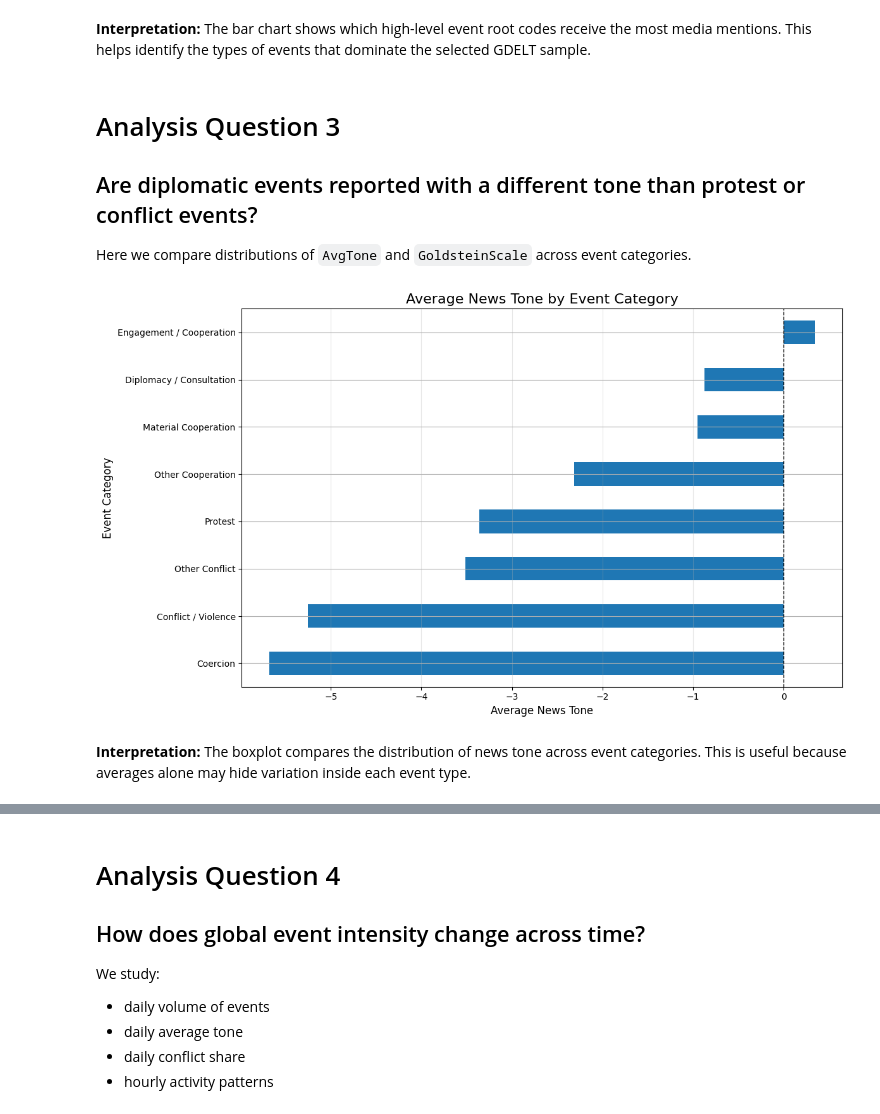
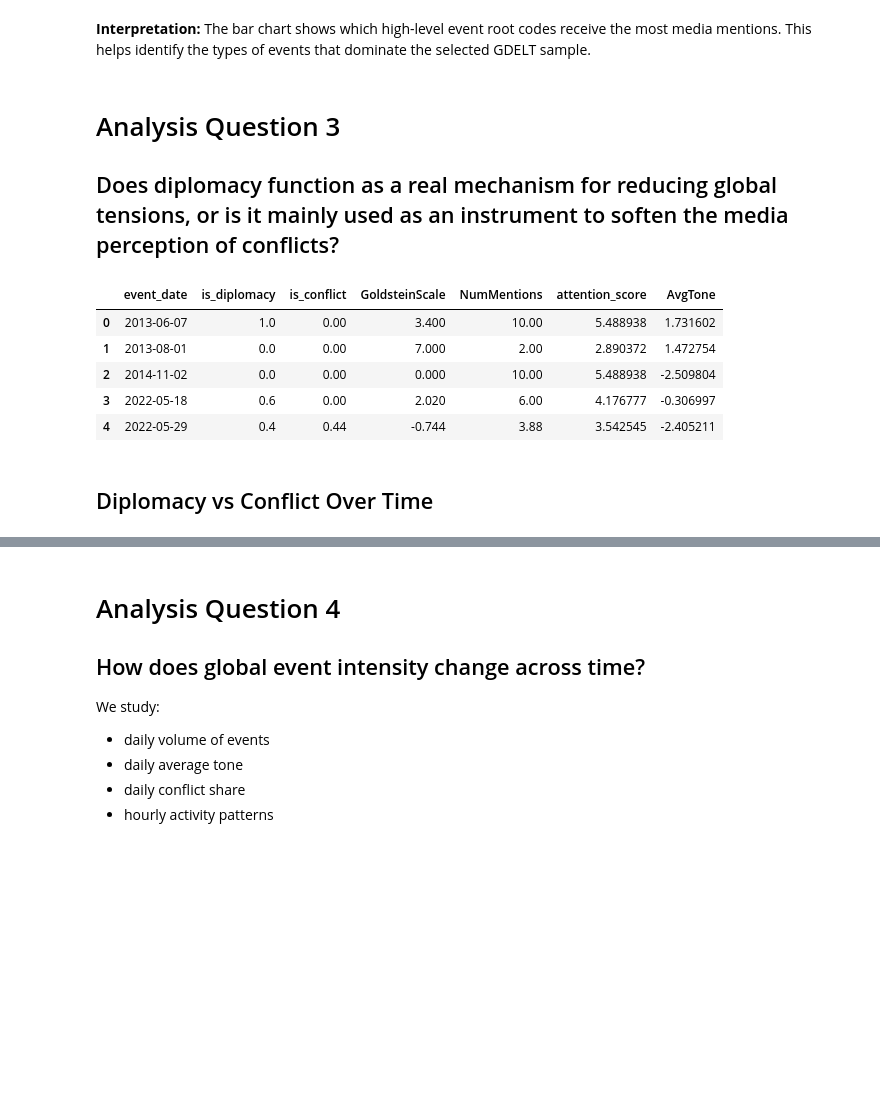
Before and after one commit to Beltinaa/world_mood_map_notebook, a Jupyter notebook: world_mood_map_notebook.ipynb, the cells around one changed output, grey strips where cells are left out. Cells and saved outputs as stored; diff of their text form; code cells hidden in the pictures; blank space fills up the shorter version.

```diff
--- a/world_mood_map_notebook.ipynb
+++ b/world_mood_map_notebook.ipynb
@@ -814,48 +814,43 @@ root_stats
 # %% [markdown]
 # Analysis Question 3
 
-## Are diplomatic events reported with a different tone than protest or conflict events?
-
-Here we compare distributions of `AvgTone` and `GoldsteinScale` across event categories.
+## Does diplomacy function as a real mechanism for reducing global tensions, or is it mainly used as an instrument to soften the media perception of conflicts?
 # %%
 # ============================================================
-# Cell 17: Average News Tone by Event Category
+# Prepare Data for Analysis
 # ============================================================
-
-# Keep only categories with enough observations
-major_categories = (
-    category_stats[category_stats["events"] >= 50]["event_category"]
-    .tolist()
+import pandas as pd
+import matplotlib.pyplot as plt
+import seaborn as sns
+df = pd.read_csv("./gdelt_outputs/cleaned_gdelt_events_sample.csv"
 )
 
-df_major = df[df["event_category"].isin(major_categories)].copy()
+df.head()
 
-# Calculate average tone by category
-tone_by_category = (
-    df_major
-    .groupby("event_category")["AvgTone"]
-    .mean()
-    .sort_values()
+df['event_date'] = pd.to_datetime(
+    df['event_date']
 )
 
-# Plot horizontal bar chart
-plt.figure(figsize=(12, 7))
+daily_analysis = df.groupby(
+    'event_date'
+).agg({
+    'is_diplomacy': 'mean',
+    'is_conflict': 'mean',
+    'GoldsteinScale': 'mean',
+    'NumMentions': 'mean',
+    'attention_score': 'mean',
+    'AvgTone': 'mean'
+}).reset_index()
 
-tone_by_category.plot(kind="barh")
-
-# Add zero line to separate negative and positive tone
-plt.axvline(0, color="black", linestyle="--", linewidth=1)
-
-plt.title("Average News Tone by Event Category", fontsize=16)
-plt.xlabel("Average News Tone", fontsize=12)
-plt.ylabel("Event Category", fontsize=12)
-plt.grid(axis="x", alpha=0.3)
-
-plt.tight_layout()
-plt.show()
+daily_analysis.head()
 # %% [output]
-[figure, removed]
+|  | event_date | is_diplomacy | is_conflict | GoldsteinScale | NumMentions | attention_score | AvgTone |
+| 0 | 2013-06-07 | 1.0 | 0.00 | 3.400 | 10.00 | 5.488938 | 1.731602 |
+| 1 | 2013-08-01 | 0.0 | 0.00 | 7.000 | 2.00 | 2.890372 | 1.472754 |
+| 2 | 2014-11-02 | 0.0 | 0.00 | 0.000 | 10.00 | 5.488938 | -2.509804 |
+| 3 | 2022-05-18 | 0.6 | 0.00 | 2.020 | 6.00 | 4.176777 | -0.306997 |
+| 4 | 2022-05-29 | 0.4 | 0.44 | -0.744 | 3.88 | 3.542545 | -2.405211 |
 # %% [markdown]
-**Interpretation:** The boxplot compares the distribution of news tone across event categories. This is useful because averages alone may hide variation inside each event type.
+## Diplomacy vs Conflict Over Time
 # %%
 # ============================================================
```
Also changed, not shown: parts of 8 cells of this notebook.
